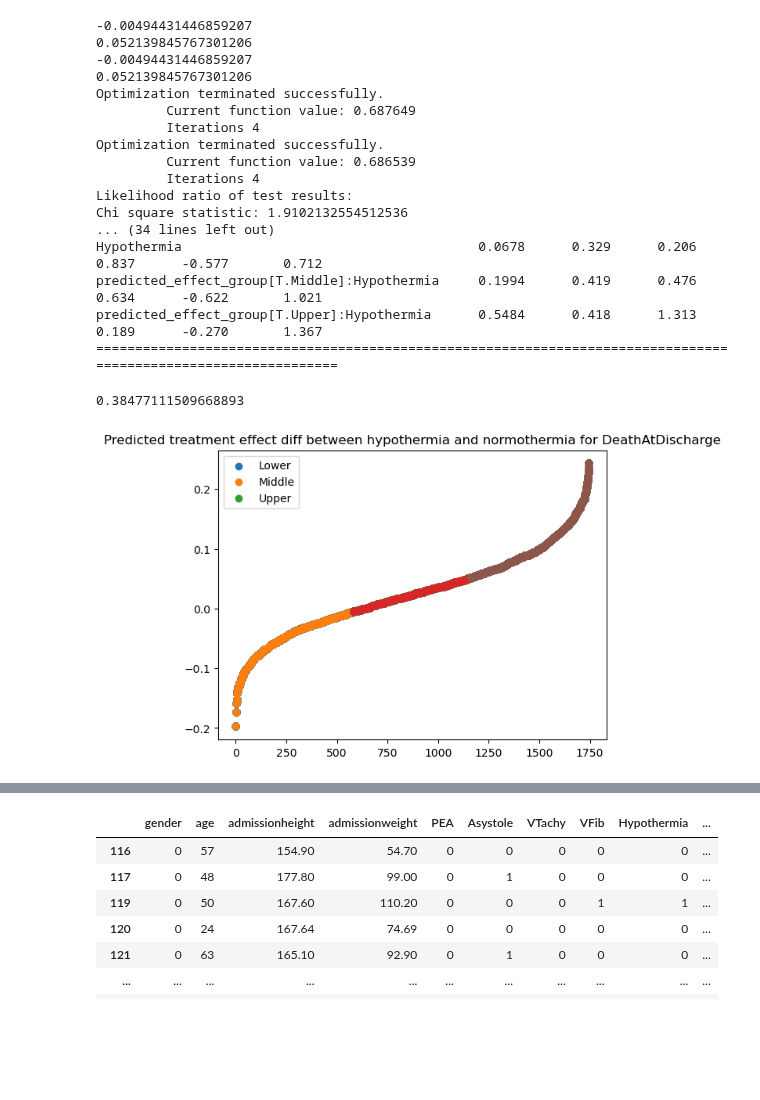
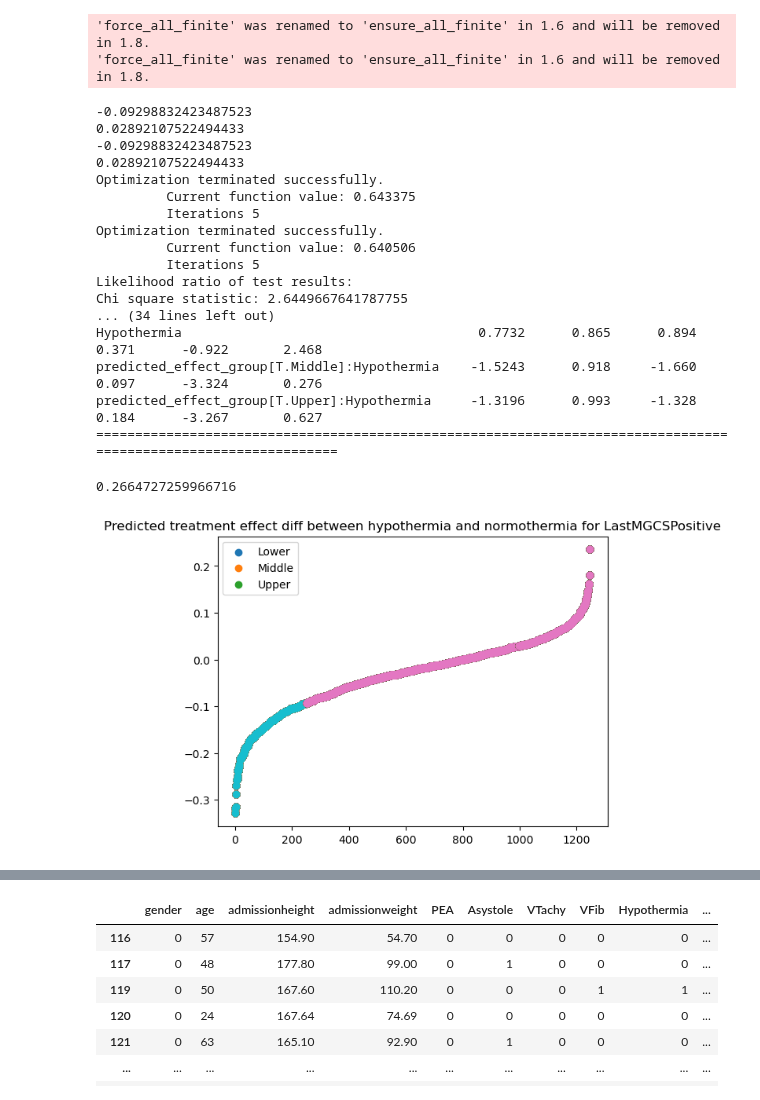
Before and after one commit to michelraskin/ttmhte, a Jupyter notebook: eICU/eICUAnalysisDML.ipynb, the cells around one changed output, grey strips where cells are left out. Saved outputs shown, nothing was run; the diff lists cells and outputs as text; code cells hidden in the pictures; blank space fills up the shorter version.

```diff
--- a/eICU/eICUAnalysisDML.ipynb
+++ b/eICU/eICUAnalysisDML.ipynb
@@ -89,28 +87,27 @@ myPredictorsDf.LastGCS15 = 0
 myPredictorsDf.loc[myFilter, 'LastGCSPositive'] = (myPredictorsDf.loc[myFilter, 'LastGCS'].astype(int) > 8).astype(int)
 myPredictorsDf.loc[myFilter, 'LastMGCSPositive'] = (myPredictorsDf.loc[myFilter, 'LastMGCS'].astype(int) == 6).astype(int)
 # %%
-myXValue = myPredictorsDf.drop(columns= ['LastMGCS', 'LastMGCSTime', 'FirstMGCSTime', 'LastMGCSPositive', 'LastGCSPositive', 'apacheadmissiondx', 'hospitaladmittime24', 'FirstGCSTime', 'LastGCSTime', 'LastGCS', 'hospitaldischargestatus', 'LastGCS15', 'hospitaladmitsource', 'DeathAtDischarge', 'patientunitstayid'])
+myXValue = myPredictorsDf.drop(columns= ['GCS Total', 'LastMGCSTime', 'FirstMGCSTime', 'Motor', 'LastMGCSPositive', 'LastMGCS', 'Sedation Scale', 'Electrolyte Replacement', 'Fall Risk', 'O2 Admin Device', 'Temperature Location', 'Value', 'Delirium Scale', 'Delirium Score', 'LastGCSPositive', 'apacheadmissiondx', 'hospitaladmittime24', 'FirstGCSTime', 'LastGCSTime', 'LastGCS', 'hospitaldischargestatus', 'LastGCS15', 'hospitaladmitsource', 'DeathAtDischarge', 'patientunitstayid'])
 myXValue = myXValue[myFilter]
 myXValue.FirstGCS = myXValue.FirstGCS.astype(int)
-myXValue.FirstMGCS = myXValue.FirstMGCS.astype(int)
 myYValue = myPredictorsDf[myFilter]['DeathAtDischarge']
 myYValue = myYValue.astype(int)
 
-X_train, X_test, y_train, y_test = train_test_split(myXValue, myYValue, stratify=myPredictorsDf[myFilter][['LastGCS15', 'Hypothermia']], test_size=0.30)
+X_train, X_test, y_train, y_test = train_test_split(myXValue, myYValue, stratify=myPredictorsDf[myFilter][['LastGCS15', 'Hypothermia']], test_size=0.3)
 # %%
 from econml.dml import CausalForestDML, SparseLinearDML, LinearDML, DML
 from econml.orf import DMLOrthoForest
 from econml.dr import LinearDRLearner
-myXValue = myPredictorsDf.drop(columns= ['LastMGCS', 'LastMGCSTime', 'FirstMGCSTime', 'LastMGCSPositive', 'LastGCSPositive', 'apacheadmissiondx', 'hospitaladmittime24', 'FirstGCSTime', 'LastGCSTime', 'LastGCS', 'hospitaldischargestatus', 'LastGCS15', 'hospitaladmitsource', 'DeathAtDischarge', 'patientunitstayid'])
+myXValue = myPredictorsDf.drop(columns= ['GCS Total', 'LastMGCSTime', 'FirstMGCSTime', 'Motor', 'LastMGCSPositive', 'LastMGCS', 'Sedation Scale', 'Electrolyte Replacement', 'Fall Risk', 'O2 Admin Device', 'Temperature Location', 'Value', 'Delirium Scale', 'Delirium Score', 'LastGCSPositive', 'apacheadmissiondx', 'hospitaladmittime24', 'FirstGCSTime', 'LastGCSTime', 'LastGCS', 'hospitaldischargestatus', 'LastGCS15', 'hospitaladmitsource', 'DeathAtDischarge', 'patientunitstayid'])
 myXValue = myXValue[myFilter]
 myXValue.FirstGCS = myXValue.FirstGCS.astype(int)
 myXValue.FirstMGCS = myXValue.FirstMGCS.astype(int)
 myNewXValue = myXValue.copy()
-myNewXValue = myNewXValue.drop(columns=['Hypothermia', 'FirstGCS'])
-myYValue = myPredictorsDf[myFilter]['DeathAtDischarge']
+myNewXValue = myNewXValue.drop(columns=['Hypothermia'])
+myYValue = myPredictorsDf[myFilter]['LastMGCSPositive']
 myYValue = myYValue.astype(int)
 X_train_no_group, X_test_no_group, T_train, T_test, Y_train, Y_test = train_test_split(myNewXValue, myPredictorsDf[myFilter]['Hypothermia'], myYValue, test_size=0.5, stratify=myPredictorsDf[myFilter][['DeathAtDischarge', 'Hypothermia']])
-causal_forest = SparseLinearDML(
+causal_forest = CausalForestDML(
     # model_t=LogisticRegression(),    # Model to predict treatment
     # model_y=LogisticRegression(),    # Model to predict outcome
     # n_estimators=100,                   # Number of trees in the forest
@@ -125,11 +122,11 @@ def getDefaultPipelineSteps(X_train):
     myNumericalColumns = X_train.columns[(X_train.nunique() > 5) & (X_train.dtypes != object)]
     myBinaryColumns = X_train.columns[X_train.nunique() == 2]
     myPreprocessor = getDefaultPreprocessor(aNumericalColumns=myNumericalColumns, aBinaryColumns=myBinaryColumns)
-    return [('preprocessor', myPreprocessor), ('imputer', SimpleImputer(missing_values=np.nan, strategy='mean'))]
+    return [('preprocessor', myPreprocessor), ('imputer', SimpleImputer(missing_values=np.nan, strategy='median'))]
 myPipeline = Pipeline(getDefaultPipelineSteps(X_train_no_group))
 myNewXTrain = pd.DataFrame(myPipeline.fit_transform(X_train_no_group))
-myNewXTrain.columns = X_train_no_group.columns
-causal_forest.fit(Y_train, T_train, X=myNewXTrain, cache_values=True)
+# myNewXTrain.columns = X_train_no_group.columns
+causal_forest.fit(Y_train, T_train, X=myNewXTrain, cache_values=False)
 print(causal_forest.score(Y_train, T_train, X=myNewXTrain))
 
 myNewXTrain = pd.DataFrame(myPipeline.fit_transform(X_train_no_group))
@@ -277,40 +279,42 @@ def getTreatmentEffectDiff_regression(X_train, y_train, myNewDf, aCategory='CPC1
 # %%
 # getTreatmentEffectDiff_regression(X_train, myYValue, myNewDf, 'LastGCS', 'Hypothermia')
 myNewXTest = myPipeline.transform(X_train_no_group)
 CATE_pred = causal_forest.effect(myNewXTest)
 
 myNewDf = pd.DataFrame()
 myNewDf['predicted_effect'] = CATE_pred[:, 0]
 # myNewDf['predicted_effect']
 lower_third, upper_third, _ = getPredictedThirds(myNewDf)
-plotPredictedTreatmentEffect(myNewDf, 'DeathAtDischarge')
+plotPredictedTreatmentEffect(myNewDf, 'LastMGCSPositive')
 
 # myNewDf['predicted_effect_group'] = CATE_pred[:, 0]
 
 
 X_test_new = X_train_no_group.copy()
 X_test_new['Hypothermia'] = T_train
-getTreatmentEffectDiff(X_test_new, Y_train, myNewDf, 'DeathAtDischarge', 'Hypothermia')
+getTreatmentEffectDiff(X_test_new, Y_train, myNewDf, 'LastMGCSPositive', 'Hypothermia')
 # %% [output]
--0.00494431446859207
-0.052139845767301206
--0.00494431446859207
-0.052139845767301206
-Optimization terminated successfully.
-         Current function value: 0.687649
-         Iterations 4
-Optimization terminated successfully.
-         Current function value: 0.686539
-         Iterations 4
-Likelihood ratio of test results:
-Chi square statistic: 1.9102132554512536
-... (34 lines left out)
-Hypothermia                                      0.0678      0.329      0.206      0.837      -0.577       0.712
-predicted_effect_group[T.Middle]:Hypothermia     0.1994      0.419      0.476      0.634      -0.622       1.021
-predicted_effect_group[T.Upper]:Hypothermia      0.5484      0.418      1.313      0.189      -0.270       1.367
-================================================================================================================
+'force_all_finite' was renamed to 'ensure_all_finite' in 1.6 and will be removed in 1.8.
+'force_all_finite' was renamed to 'ensure_all_finite' in 1.6 and will be removed in 1.8.
-0.38477111509668893
+-0.09298832423487523
+0.02892107522494433
+-0.09298832423487523
+0.02892107522494433
+Optimization terminated successfully.
+         Current function value: 0.643375
+         Iterations 5
+Optimization terminated successfully.
+         Current function value: 0.640506
+         Iterations 5
+Likelihood ratio of test results:
+Chi square statistic: 2.6449667641787755
+... (34 lines left out)
+Hypothermia                                      0.7732      0.865      0.894      0.371      -0.922       2.468
+predicted_effect_group[T.Middle]:Hypothermia    -1.5243      0.918     -1.660      0.097      -3.324       0.276
+predicted_effect_group[T.Upper]:Hypothermia     -1.3196      0.993     -1.328      0.184      -3.267       0.627
+================================================================================================================
+0.2664727259966716
-[figure, old version]
+[figure, new version]
 # %%
 myNewXTest = myPipeline.transform(X_test_no_group)
 CATE_pred = causal_forest.effect(myNewXTest)
```
Also changed, not shown: parts of 10 cells of this notebook, 2 other files.
